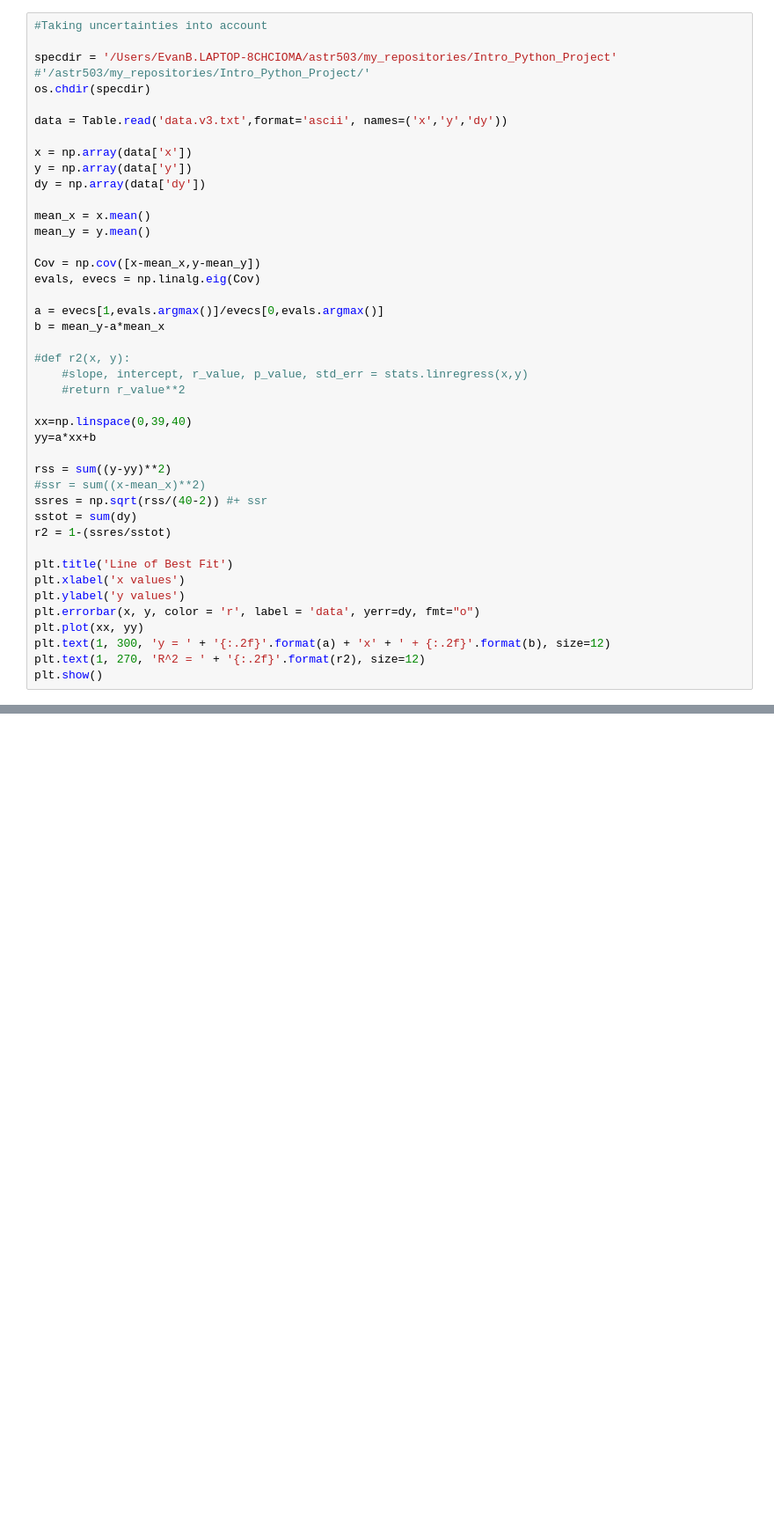
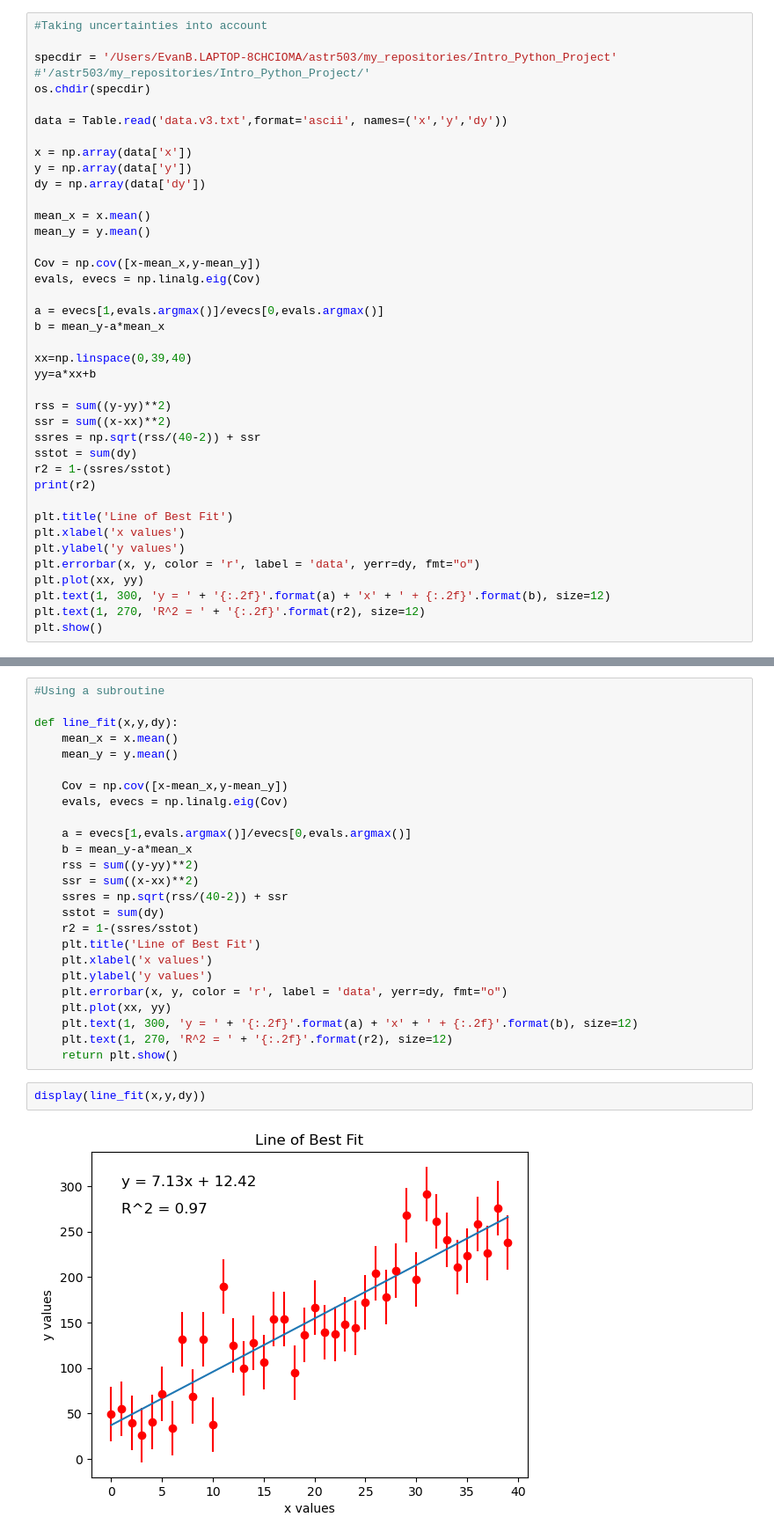
Before and after one commit to EvanBarkus/Intro_Python_Project, a Jupyter notebook: Fit_Line_to_Data.ipynb, the cells around one changed output, grey strips where cells are left out. Shown: that part at 88% size. Cells and saved outputs as stored; diff of their text form; blank space fills up the shorter version.

```diff
--- a/Fit_Line_to_Data.ipynb
+++ b/Fit_Line_to_Data.ipynb
@@ -65,18 +63,15 @@ evals, evecs = np.linalg.eig(Cov)
 a = evecs[1,evals.argmax()]/evecs[0,evals.argmax()]
 b = mean_y-a*mean_x
 
-#def r2(x, y):
-    #slope, intercept, r_value, p_value, std_err = stats.linregress(x,y)
-    #return r_value**2
-
 xx=np.linspace(0,39,40)
 yy=a*xx+b
 
 rss = sum((y-yy)**2)
-#ssr = sum((x-mean_x)**2)
-ssres = np.sqrt(rss/(40-2)) #+ ssr
+ssr = sum((x-xx)**2)
+ssres = np.sqrt(rss/(40-2)) + ssr
 sstot = sum(dy)
 r2 = 1-(ssres/sstot)
+print(r2)
 
 plt.title('Line of Best Fit')
 plt.xlabel('x values')
@@ -89,3 +84,32 @@ plt.show()
 # %% [output]
 0.9700200965095858
 [figure]
+# %%
+#Using a subroutine
+
+def line_fit(x,y,dy):
+    mean_x = x.mean()
+    mean_y = y.mean()
+
+    Cov = np.cov([x-mean_x,y-mean_y])
+    evals, evecs = np.linalg.eig(Cov)
+
+    a = evecs[1,evals.argmax()]/evecs[0,evals.argmax()]
+    b = mean_y-a*mean_x
+    rss = sum((y-yy)**2)
+    ssr = sum((x-xx)**2)
+    ssres = np.sqrt(rss/(40-2)) + ssr
+    sstot = sum(dy)
+    r2 = 1-(ssres/sstot)
+    plt.title('Line of Best Fit')
+    plt.xlabel('x values')
+    plt.ylabel('y values')
+    plt.errorbar(x, y, color = 'r', label = 'data', yerr=dy, fmt="o")
+    plt.plot(xx, yy)
+    plt.text(1, 300, 'y = ' + '{:.2f}'.format(a) + 'x' + ' + {:.2f}'.format(b), size=12)
+    plt.text(1, 270, 'R^2 = ' + '{:.2f}'.format(r2), size=12)
+    return plt.show()
+# %%
+display(line_fit(x,y,dy))
+# %% [output]
+[figure, added]
```
Also changed, not shown: parts of 2 cells of this notebook.
